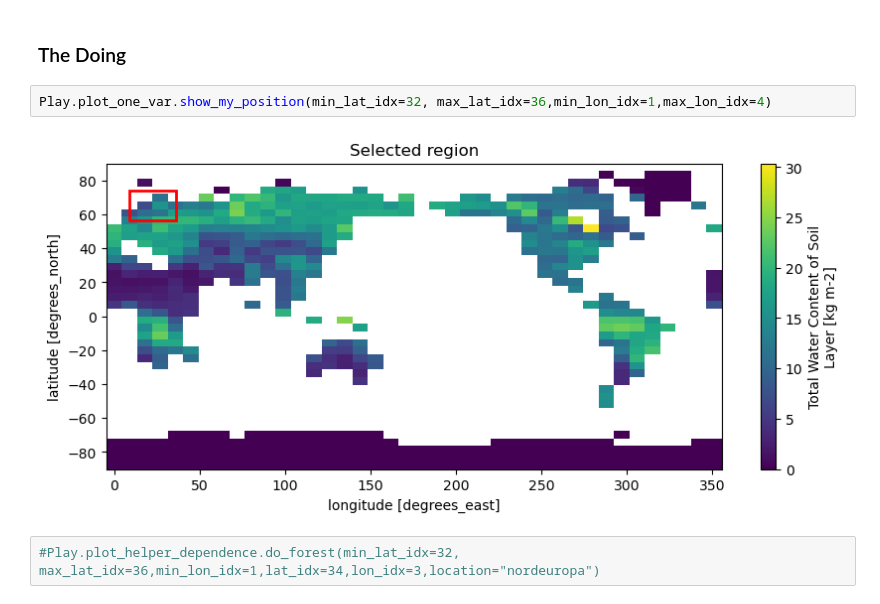
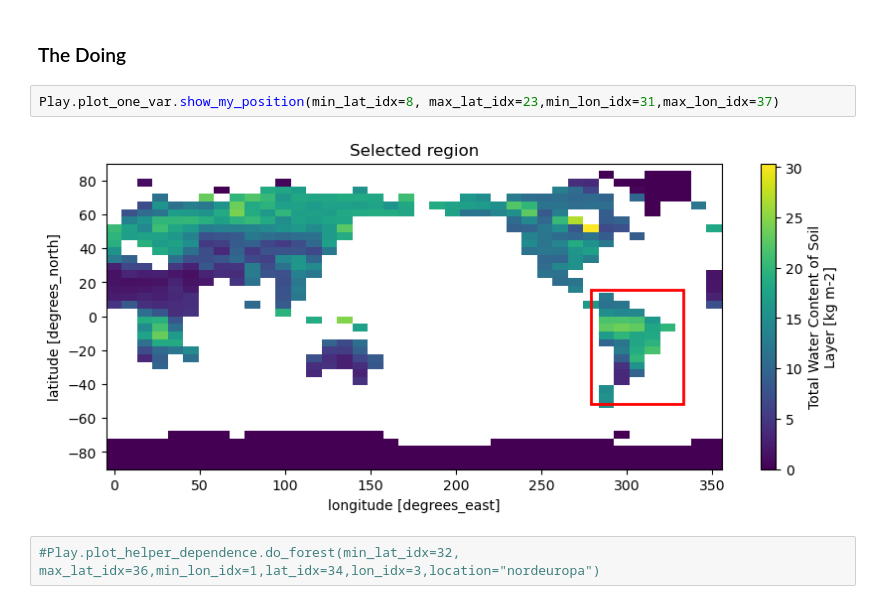
Before and after one commit to pjunghans1234/bachelorarbeit, a Jupyter notebook: Play_forest_regressor.ipynb, the cells around one changed output. Cells and saved outputs as stored; diff of their text form.

```diff
--- a/Play_forest_regressor.ipynb
+++ b/Play_forest_regressor.ipynb
@@ -182,9 +188,9 @@ if False:
 # %% [markdown]
 ### The Doing
 # %%
-Play.plot_one_var.show_my_position(min_lat_idx=32, max_lat_idx=36,min_lon_idx=1,max_lon_idx=4)
+Play.plot_one_var.show_my_position(min_lat_idx=8, max_lat_idx=23,min_lon_idx=31,max_lon_idx=37)
 # %% [output]
-[figure, old version]
+[figure, new version]
 # %%
 #Play.plot_helper_dependence.do_forest(min_lat_idx=32, max_lat_idx=36,min_lon_idx=1,lat_idx=34,lon_idx=3,location="nordeuropa")
 # %% [output]
```
Also changed, not shown: parts of 2 cells of this notebook, 3 other files.
